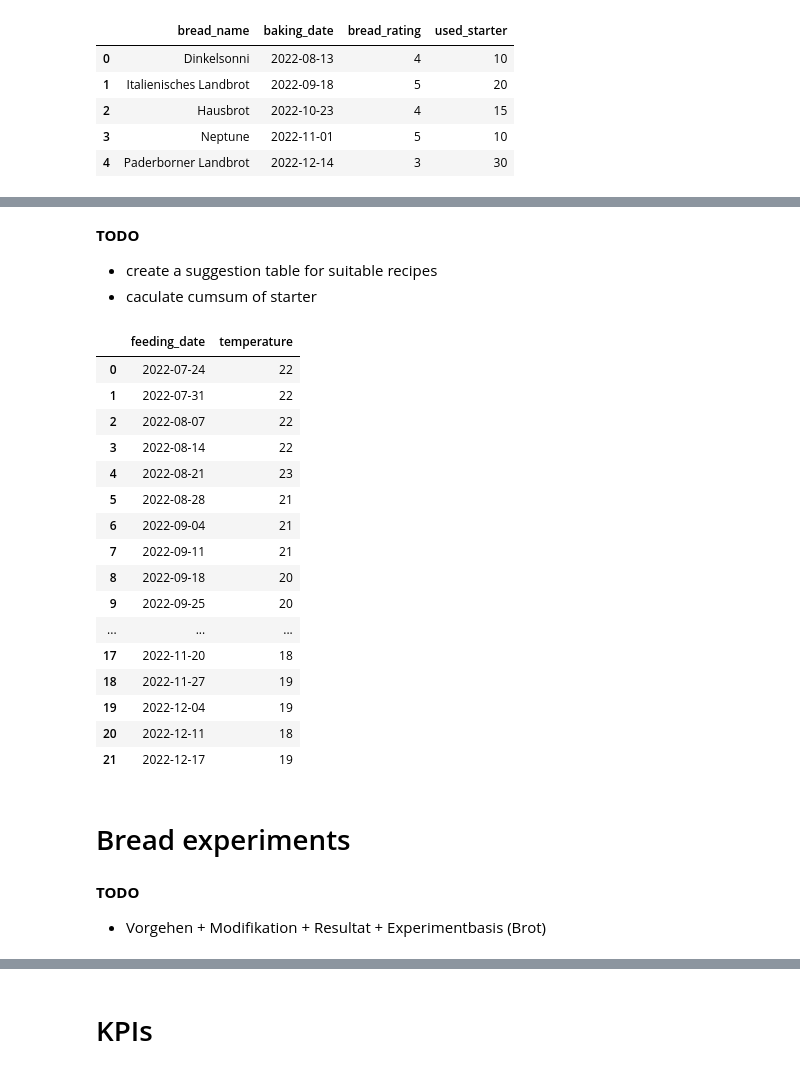
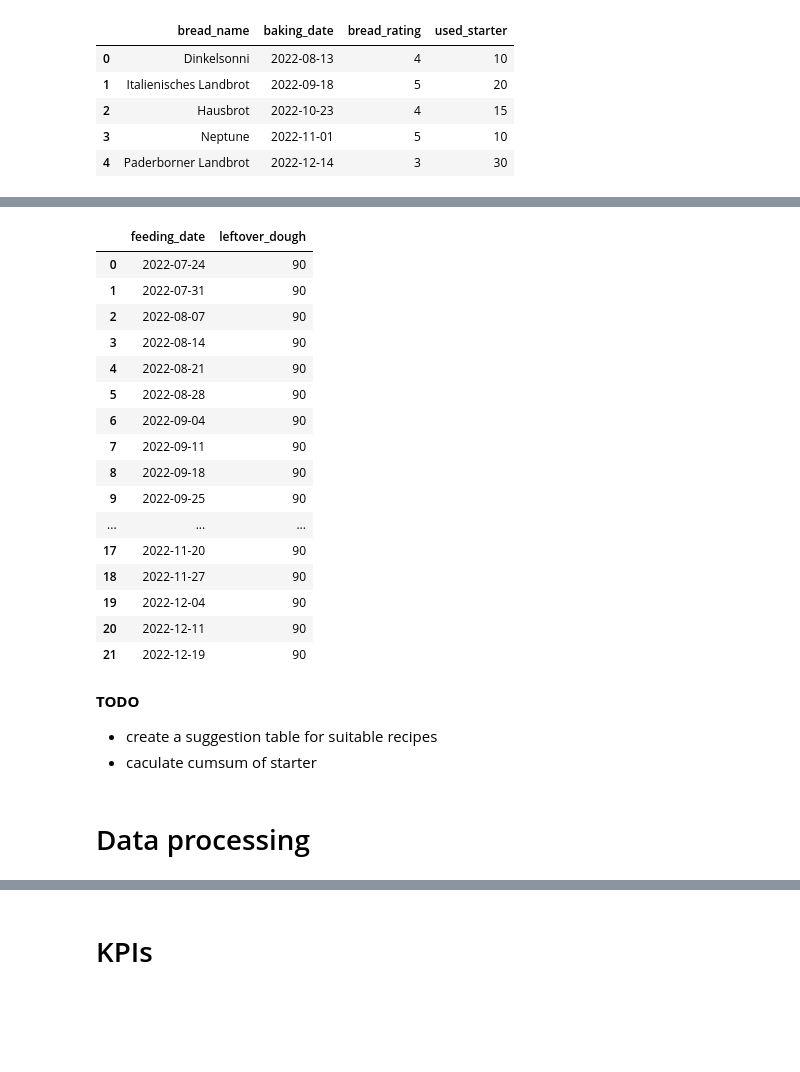
Before and after one commit to kiralenz/keeprising, a Jupyter notebook: chart_creation.ipynb, the cells around one changed output, grey strips where cells are left out. Drawn from its saved outputs; the diff is of its cells as text; code cells hidden in the pictures; blank space fills up the shorter version.

```diff
--- a/chart_creation.ipynb
+++ b/chart_creation.ipynb
@@ -99,29 +220,26 @@ baked_bread
+# %%
+leftover
+# %% [output]
+|  | feeding_date | leftover_dough |
+| 0 | 2022-07-24 | 90 |
+| 1 | 2022-07-31 | 90 |
+| 2 | 2022-08-07 | 90 |
+| 3 | 2022-08-14 | 90 |
+| 4 | 2022-08-21 | 90 |
+| 5 | 2022-08-28 | 90 |
+| 6 | 2022-09-04 | 90 |
+| 7 | 2022-09-11 | 90 |
+| 8 | 2022-09-18 | 90 |
+| 9 | 2022-09-25 | 90 |
+| ... | ... | ... |
+| 17 | 2022-11-20 | 90 |
+| 18 | 2022-11-27 | 90 |
+| 19 | 2022-12-04 | 90 |
+| 20 | 2022-12-11 | 90 |
+| 21 | 2022-12-19 | 90 |
 # %% [markdown]
 **TODO**
 * create a suggestion table for suitable recipes
 * caculate cumsum of starter
-# %%
-feedings
-# %% [output]
-|  | feeding_date | temperature |
-| 0 | 2022-07-24 | 22 |
-| 1 | 2022-07-31 | 22 |
-| 2 | 2022-08-07 | 22 |
-| 3 | 2022-08-14 | 22 |
-| 4 | 2022-08-21 | 23 |
-| 5 | 2022-08-28 | 21 |
-| 6 | 2022-09-04 | 21 |
-| 7 | 2022-09-11 | 21 |
-| 8 | 2022-09-18 | 20 |
-| 9 | 2022-09-25 | 20 |
-| ... | ... | ... |
-| 17 | 2022-11-20 | 18 |
-| 18 | 2022-11-27 | 19 |
-| 19 | 2022-12-04 | 19 |
-| 20 | 2022-12-11 | 18 |
-| 21 | 2022-12-17 | 19 |
-# %% [markdown]
-# Bread experiments
-# %% [markdown]
-**TODO**
-* Vorgehen + Modifikation + Resultat + Experimentbasis (Brot)
+# %% [markdown]
+# Data processing
```
Also changed, not shown: parts of 40 cells of this notebook.
